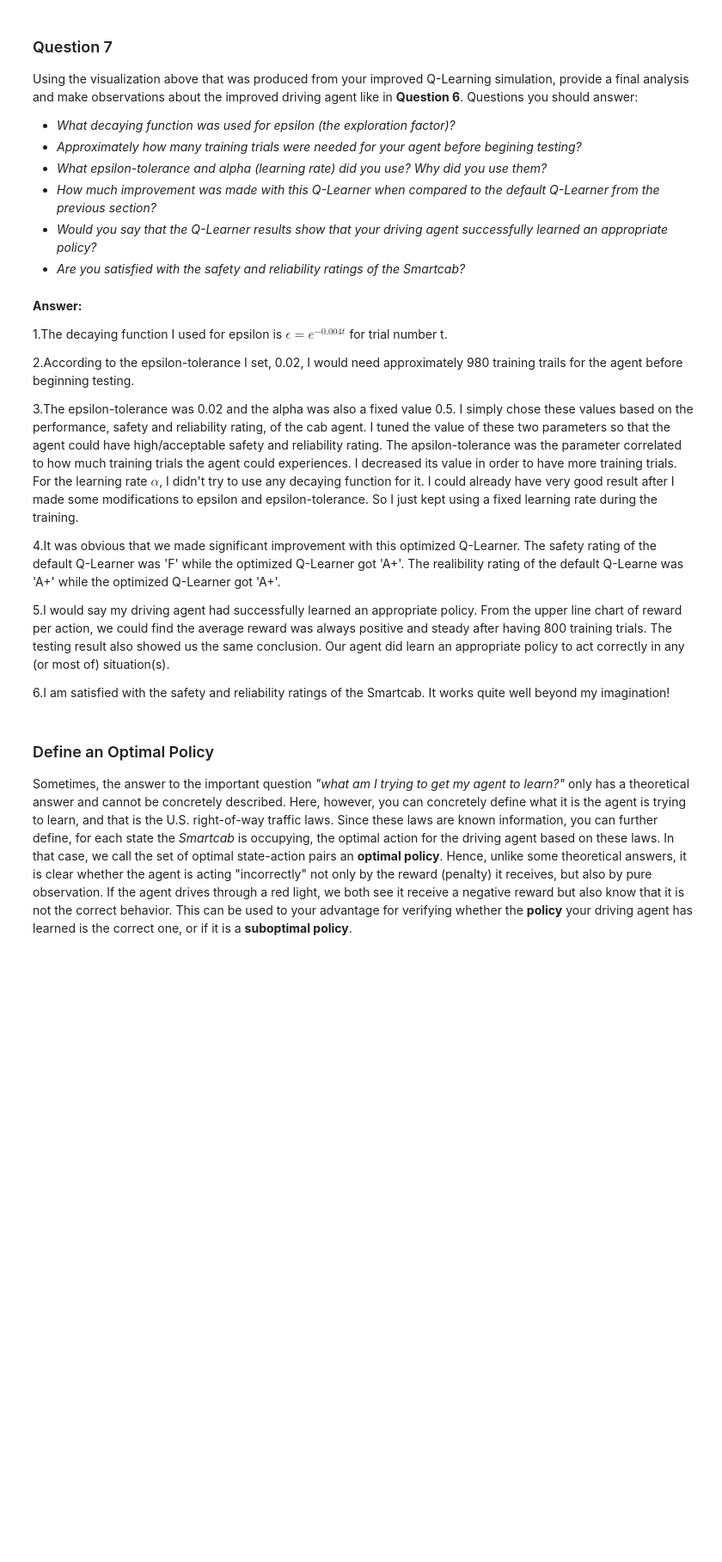
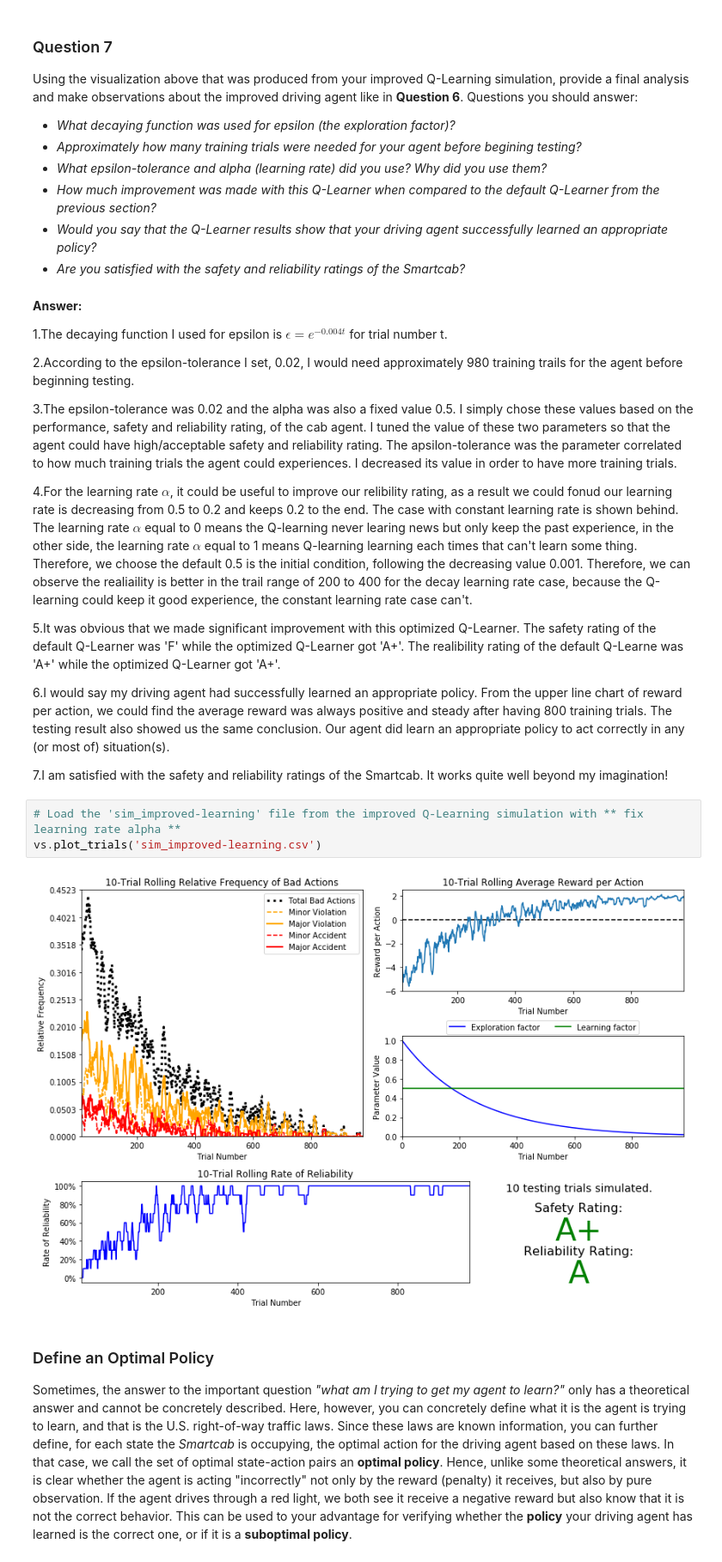
Before and after one commit to nctueric/machine-learning, a Jupyter notebook: projects/smartcab/smartcab.ipynb, the cells around one changed output. Shown at 86% size. Cells and saved outputs as stored; diff of their text form; blank space fills up the shorter version.

```diff
--- a/projects/smartcab/smartcab.ipynb
+++ b/projects/smartcab/smartcab.ipynb
@@ -301,13 +322,20 @@ Using the visualization above that was produced from your improved Q-Learning si
 
 2.According to the epsilon-tolerance I set, 0.02, I would need approximately 980 training trails for the agent before beginning testing.
 
-3.The epsilon-tolerance was 0.02 and the alpha was also a fixed value 0.5. I simply chose these values based on the performance, safety and reliability rating, of the cab agent. I tuned the value of these two parameters so that the agent could have high/acceptable safety and reliability rating. The apsilon-tolerance was the parameter correlated to how much training trials the agent could experiences. I decreased its value in order to have more training trials. For the learning rate $\alpha$, I didn't try to use any decaying function for it. I could already have very good result after I made some modifications to epsilon and epsilon-tolerance. So I just kept using a fixed learning rate during the training.
+3.The epsilon-tolerance was 0.02 and the alpha was also a fixed value 0.5. I simply chose these values based on the performance, safety and reliability rating, of the cab agent. I tuned the value of these two parameters so that the agent could have high/acceptable safety and reliability rating. The apsilon-tolerance was the parameter correlated to how much training trials the agent could experiences. I decreased its value in order to have more training trials.
 
-4.It was obvious that we made significant improvement with this optimized Q-Learner. The safety rating of the default Q-Learner was 'F' while the optimized Q-Learner got 'A+'. The realibility rating of the default Q-Learne was 'A+' while the optimized Q-Learner got 'A+'.
+4.For the learning rate $\alpha$, it could be useful to improve our relibility rating, as a result we could fonud our learning rate is decreasing from 0.5 to 0.2 and keeps 0.2 to the end. The case with constant learning rate is shown behind. The learning rate $\alpha$ equal to 0 means the Q-learning never learing news but only keep the past experience, in the other side, the learning rate $\alpha$ equal to 1 means Q-learning learning each times that can't learn some thing. Therefore, we choose the default 0.5 is the initial condition, following the decreasing value 0.001. Therefore, we can observe the realiaility is  better in the trail range of 200 to 400 for the decay learning rate case, because the Q-learning could keep it good experience, the constant learning rate case can't.
 
-5.I would say my driving agent had successfully learned an appropriate policy. From the upper line chart of reward per action, we could find the average reward was always positive and steady after having 800 training trials. The testing result also showed us the same conclusion. Our agent did learn an appropriate policy to act correctly in any (or most of) situation(s).
+5.It was obvious that we made significant improvement with this optimized Q-Learner. The safety rating of the default Q-Learner was 'F' while the optimized Q-Learner got 'A+'. The realibility rating of the default Q-Learne was 'A+' while the optimized Q-Learner got 'A+'.
 
-6.I am satisfied with the safety and reliability ratings of the Smartcab. It works quite well beyond my imagination!
+6.I would say my driving agent had successfully learned an appropriate policy. From the upper line chart of reward per action, we could find the average reward was always positive and steady after having 800 training trials. The testing result also showed us the same conclusion. Our agent did learn an appropriate policy to act correctly in any (or most of) situation(s).
+
+7.I am satisfied with the safety and reliability ratings of the Smartcab. It works quite well beyond my imagination!
+# %%
+# Load the 'sim_improved-learning' file from the improved Q-Learning simulation with ** fix learning rate alpha **
+vs.plot_trials('sim_improved-learning.csv')
+# %% [output]
+[figure, added]
 # %% [markdown]
 ### Define an Optimal Policy
 
```
Also changed, not shown: parts of 3 cells of this notebook, 1 other file.
